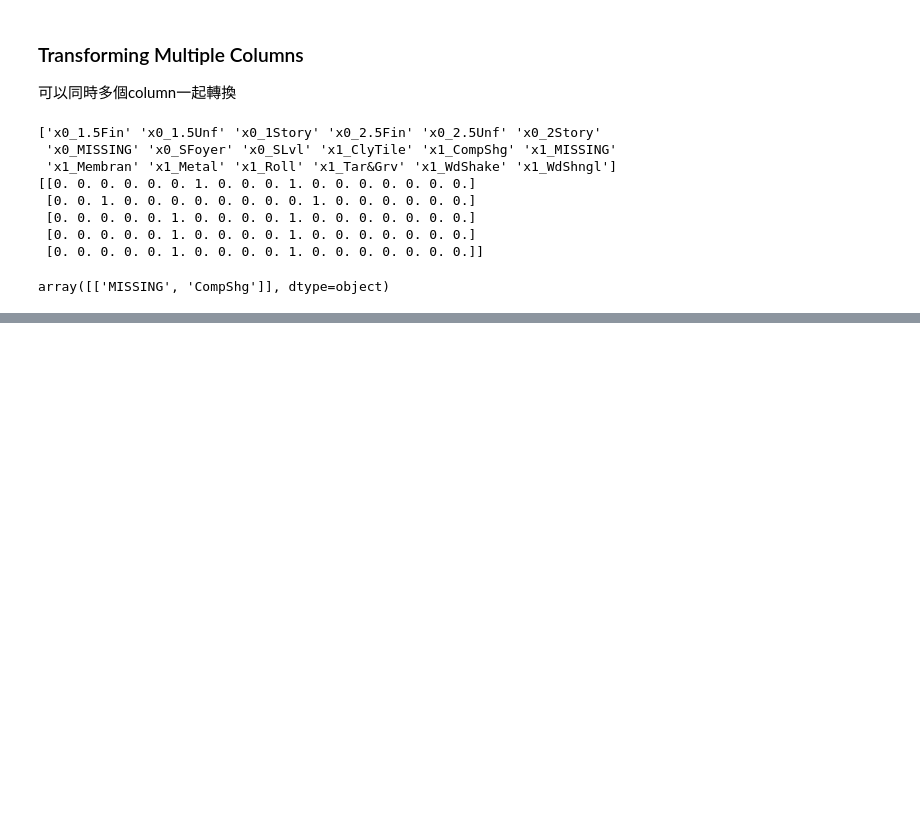
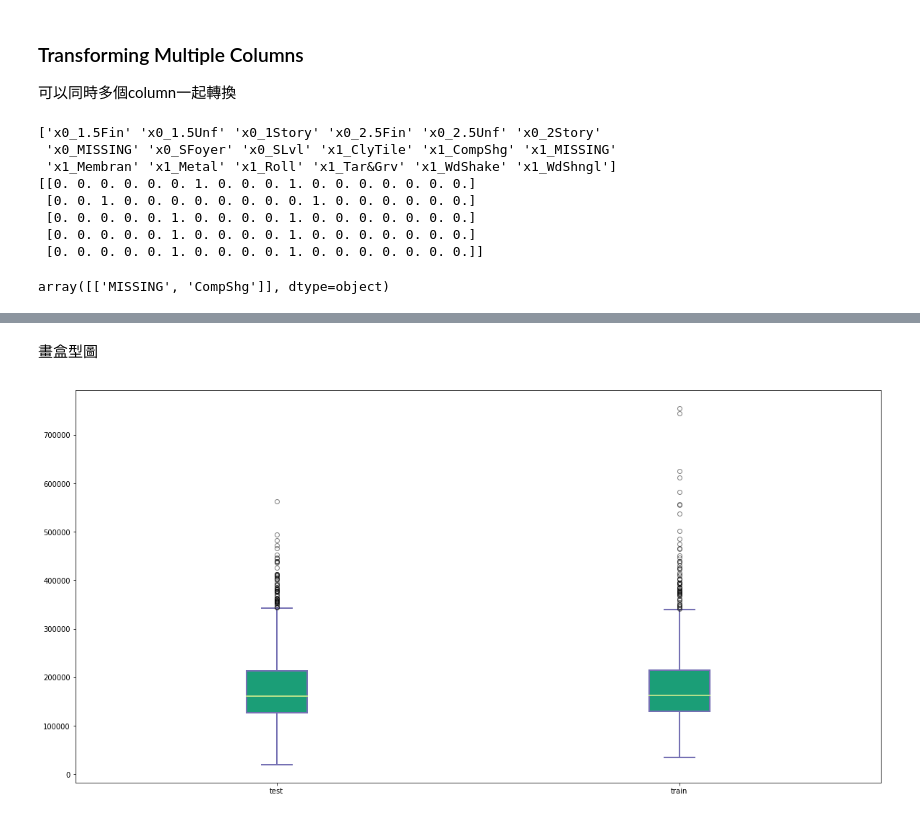
Before and after one commit to neohung/ml_note, a Jupyter notebook: lesson/data_preprocessing.ipynb, the cells around one changed output, grey strips where cells are left out. Cells and saved outputs as stored; diff of their text form; code cells hidden in the pictures; blank space fills up the shorter version.

```diff
--- a/lesson/data_preprocessing.ipynb
+++ b/lesson/data_preprocessing.ipynb
@@ -179,0 +392,28 @@ array([['MISSING', 'CompShg']], dtype=object)
+# %% [markdown]
+畫盒型圖
+# %%
+plt.figure(figsize=(20,10))
+bp = plt.boxplot([prediction,y],patch_artist=True,  labels=('test','train'))
+for box in bp['boxes']:
+    # change outline color
+    box.set( color='#7570b3', linewidth=2)
+    # change fill color
+    box.set( facecolor = '#1b9e77' )
+# 垂直線部分
+for whisker in bp['whiskers']:
+    whisker.set(color='#7570b3', linewidth=2)
+# Q3,Q1上下四分位數
+for cap in bp['caps']:
+    cap.set(color='#7570b3', linewidth=2)
+
+## 畫出中位數
+for median in bp['medians']:
+    median.set(color='#b2df8a', linewidth=2)
+## change the style of fliers and their fill
+# outlier 離群值
+for flier in bp['fliers']:
+    flier.set(marker='o', color='#e7298a', alpha=0.5)
+
+plt.show()
+# %% [output]
+[figure, added]
```
Also changed, not shown: parts of 21 cells of this notebook, 10 other files.
